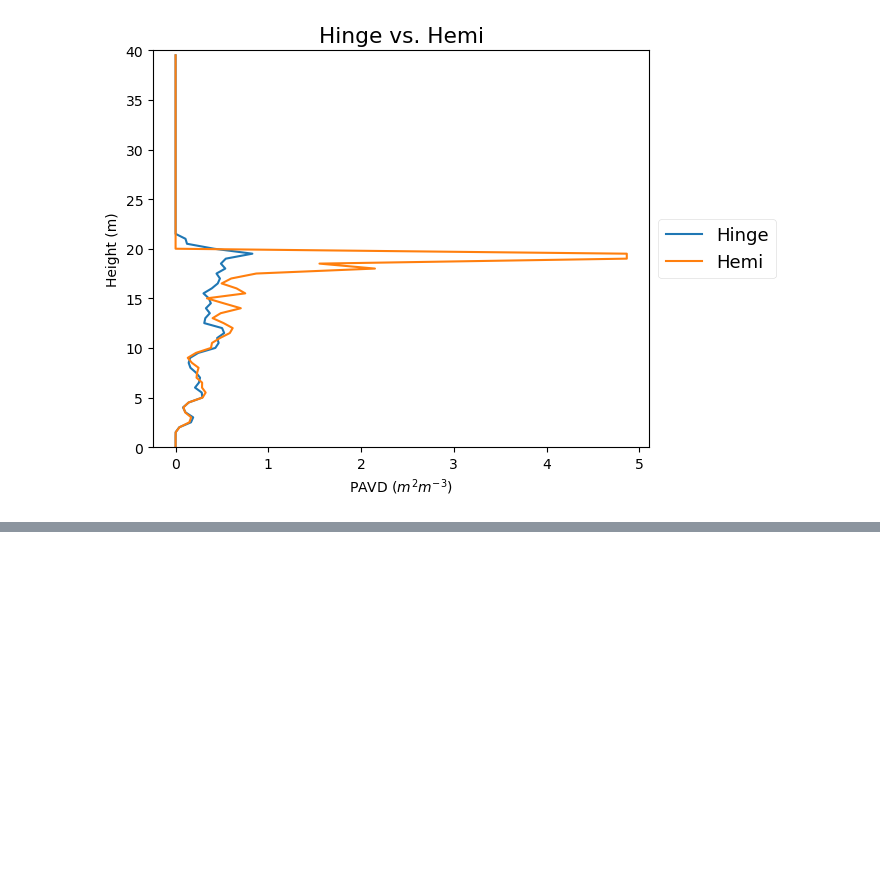
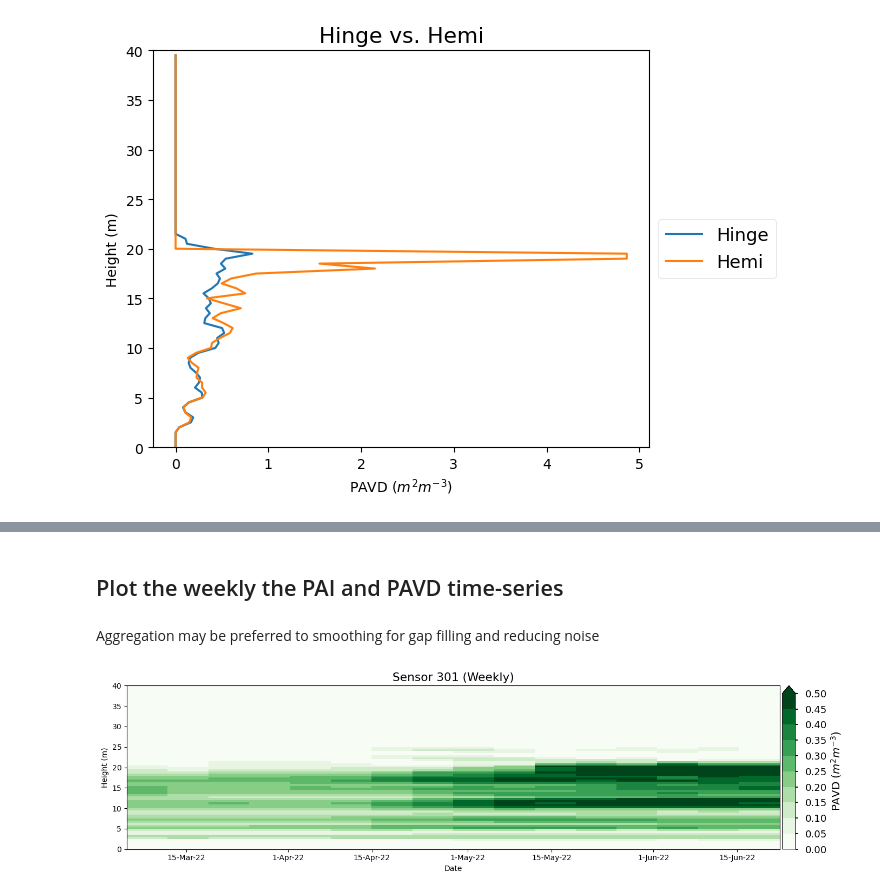
Before and after one commit to armstonj/pylidar-tls-canopy, a Jupyter notebook: notebooks/03_leaf_example.ipynb, the cells around one changed output, grey strips where cells are left out. Saved outputs shown, nothing was run; the diff lists cells and outputs as text; code cells hidden in the pictures; blank space fills up the shorter version.

```diff
--- a/notebooks/03_leaf_example.ipynb
+++ b/notebooks/03_leaf_example.ipynb
@@ -290,0 +282,21 @@ plot_timseries_2d(pavd_grid[::-1], clim=[0,0.5], title=f'Sensor {sensor:d}', nbi
+# %% [markdown]
+## Plot the weekly the PAI and PAVD time-series
+# %% [markdown]
+Aggregation may be preferred to smoothing for gap filling and reducing noise
+# %%
+def aggregate_pavd(pavd_grid, ndays=7, fun=np.mean):
+    n = pavd_grid.shape[1] % ndays
+    a = np.pad(pavd_grid, ((0,0),(0,ndays-n)),
+               mode='constant', constant_values=-9999)
+    a = np.ma.masked_equal(a, -9999)
+    new_shape = a.shape[0], a.shape[1]//ndays
+    sh = (new_shape[0],a.shape[0]//new_shape[0],
+          new_shape[1],a.shape[1]//new_shape[1])
+    return fun(fun(a.reshape(sh), -1), 1)
+
+weekly_pavd_grid = aggregate_pavd(pavd_grid, ndays=7)
+plot_timseries_2d(weekly_pavd_grid[::-1], clim=[0,0.5], title=f'Sensor {sensor:d} (Weekly)', nbins=10,
+                  cmap=matplotlib.cm.get_cmap('Greens',10), label=r'PAVD ($m^{2} m^{-3}$)',
+                  facecolor='0.75', extend='max', extent=extent, figsize=(14,4))
+# %% [output]
+[figure, added]
```
Also changed, not shown: parts of 5 cells of this notebook.
